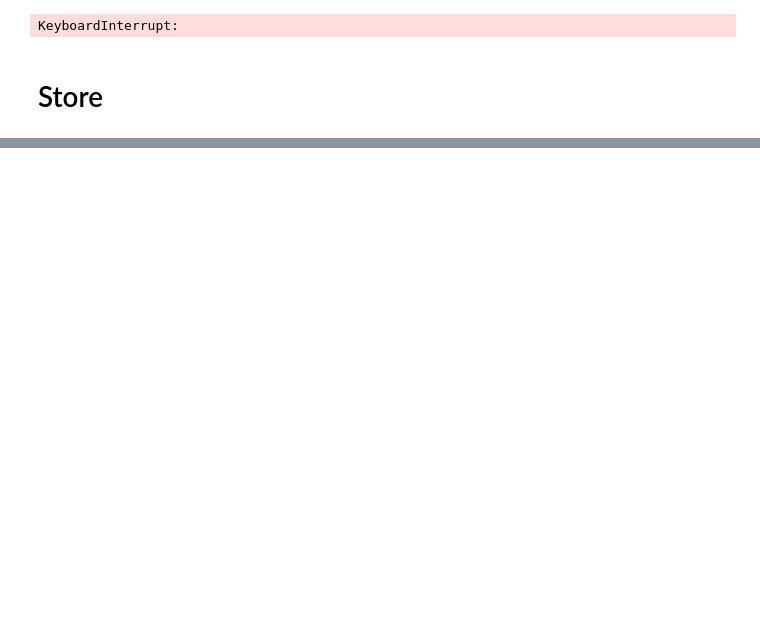
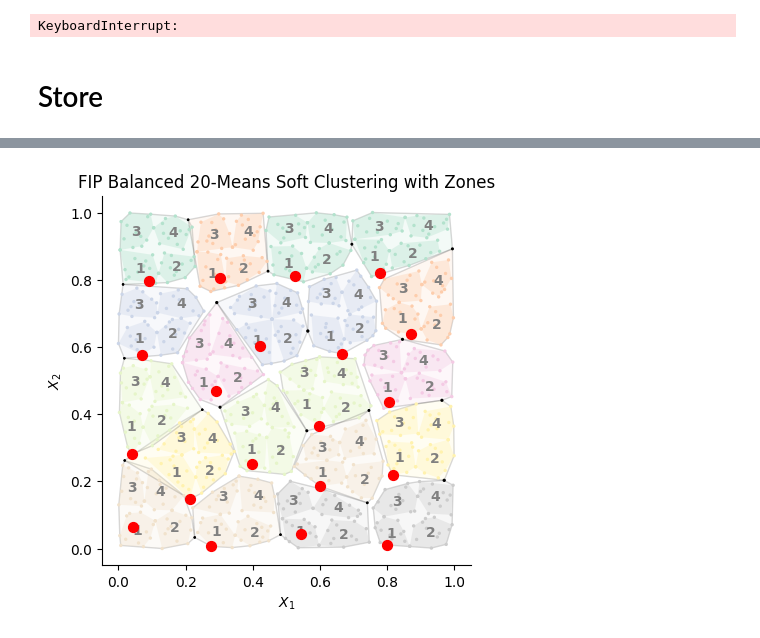
Before and after one commit to mehdimhb/graphical-sampling, a Jupyter notebook: simulations/jupyters/sampling.ipynb, the cells around one changed output, grey strips where cells are left out. Saved outputs shown, nothing was run; the diff lists cells and outputs as text; code cells hidden in the pictures; blank space fills up the shorter version.

```diff
--- a/simulations/jupyters/sampling.ipynb
+++ b/simulations/jupyters/sampling.ipynb
@@ -228,23 +274,23 @@ if 1==1:
         gbfs.initial_designs = [best_design]
 # %%
 gbfs.run(
-    max_iterations=100,        # maximum number of GBFS search iterations (how long the algorithm explores)
-    max_open_set_size=5,     # maximum number of candidate designs stored in the priority queue (search frontier)
+    max_iterations=1000,        # maximum number of GBFS search iterations (how long the algorithm explores)
+    max_open_set_size=20,     # maximum number of candidate designs stored in the priority queue (search frontier)
 
     top_k=1,                    # number of best designs tracked during the search (best-so-far solutions)
 
-    num_new_order_nodes=20,     # number of neighbors generated by modifying the ordering of samples
+    num_new_order_nodes=30,     # number of neighbors generated by modifying the ordering of samples
                                 # (creates 20 candidate designs by changing sample order)
 
     num_new_exchange_nodes=0,   # number of neighbors generated using exchange moves
                                 # (0 means no swapping of units between samples)
 
-    num_clusters_range=(1,30),             # order changes are applied within up to 2 clusters
+    num_clusters_range=(1,20),             # order changes are applied within up to 2 clusters
                                 # (clusters are groups of zones processed together)
 
     num_zones_range=(1, 1),                # within a cluster, modify only 1 zone at a time
 
-    num_changes_range=(1,3),              # each generated neighbor performs one order modification
+    num_changes_range=(1,4),              # each generated neighbor performs one order modification
                                 # (e.g., one swap/reposition in the sequence)
 
     num_zone_changes=0,         # do not reassign samples between zones (zone structure remains fixed)
@@ -323,0 +391,21 @@ for i in gbfs.best_design.all_samples_and_probs[1]:
+# %%
+import matplotlib.pyplot as plt
+
+# create figure and axis
+fig, ax = plt.subplots()
+
+# first layer: the background plot
+fbn.plot(mode='soft', ax=ax)   # if the function supports ax
+
+# sample one design point
+sample = gbfs.best_design.sample(1)
+
+# coordinates of the population
+coords = gbfs.best_design.pop.coords
+
+# scatter layer
+ax.scatter(coords[sample, 0], coords[sample, 1], color='red', s=50, zorder=10)
+
+plt.show()
+# %% [output]
+[figure, added]
```
Also changed, not shown: parts of 18 cells of this notebook, 8 other files.
